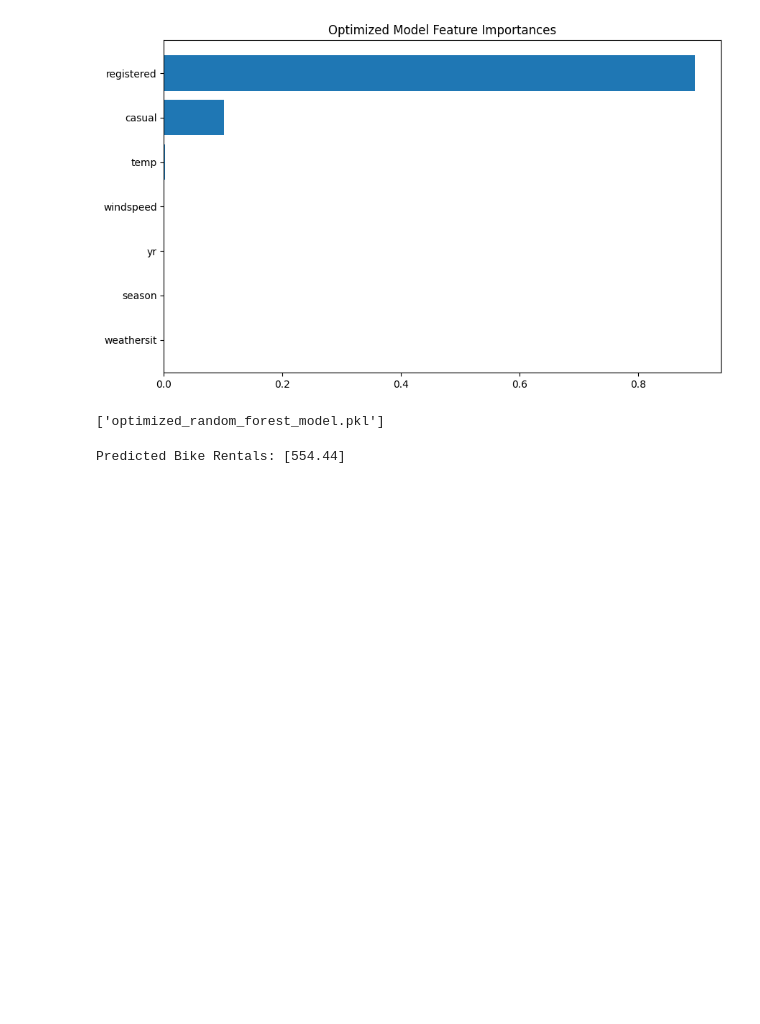
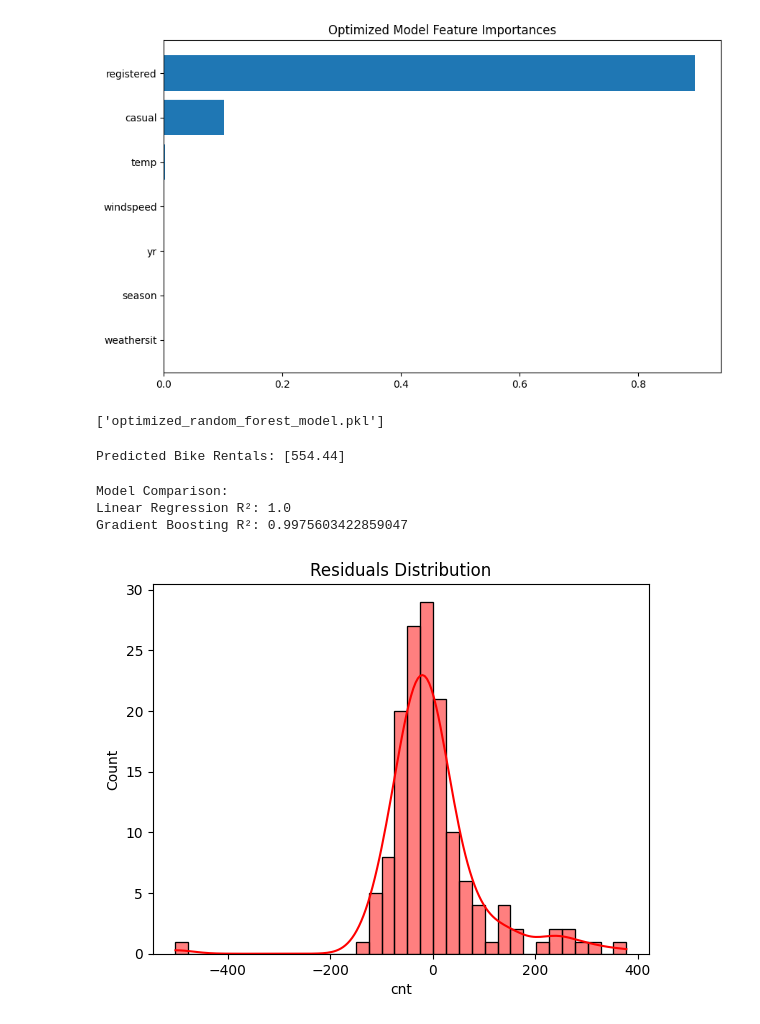
Before and after one commit to Mayar215999/data-science-project, a Jupyter notebook: bike_rental_prediction_assignment.ipynb, the cells around one changed output. Saved outputs shown, nothing was run; the diff lists cells and outputs as text; code cells hidden in the pictures; blank space fills up the shorter version.

```diff
--- a/bike_rental_prediction_assignment.ipynb
+++ b/bike_rental_prediction_assignment.ipynb
@@ -405,3 +466,41 @@ predicted_cnt = optimized_model.predict(new_data)
 print("Predicted Bike Rentals:", predicted_cnt)
 # %% [output]
 Predicted Bike Rentals: [554.44]
+# %%
+#. Compare Models
+#Experiment with multiple models and summarize their performance:
+
+#Train models like Linear Regression, Gradient Boosting, or XGBoost.
+#Compare metrics like MAE, R², and RMSE.
+
+from sklearn.linear_model import LinearRegression
+from sklearn.ensemble import GradientBoostingRegressor
+
+# Linear Regression
+linear_model = LinearRegression()
+linear_model.fit(X_train, y_train)
+y_pred_linear = linear_model.predict(X_test)
+
+# Gradient Boosting
+gb_model = GradientBoostingRegressor(random_state=42)
+gb_model.fit(X_train, y_train)
+y_pred_gb = gb_model.predict(X_test)
+
+# Compare results
+print("Model Comparison:")
+print(f"Linear Regression R²: {r2_score(y_test, y_pred_linear)}")
+print(f"Gradient Boosting R²: {r2_score(y_test, y_pred_gb)}")
+# %% [output]
+Model Comparison:
+Linear Regression R²: 1.0
+Gradient Boosting R²: 0.9975603422859047
+# %%
+ #Add Error Analysis
+#Visualize how well the model performed:
+# Residual Plot
+residuals = y_test - y_pred_optimized
+sns.histplot(residuals, kde=True, color='red')
+plt.title('Residuals Distribution')
+plt.show()
+# %% [output]
+[figure, added]
```
Also changed, not shown: parts of 8 cells of this notebook.
